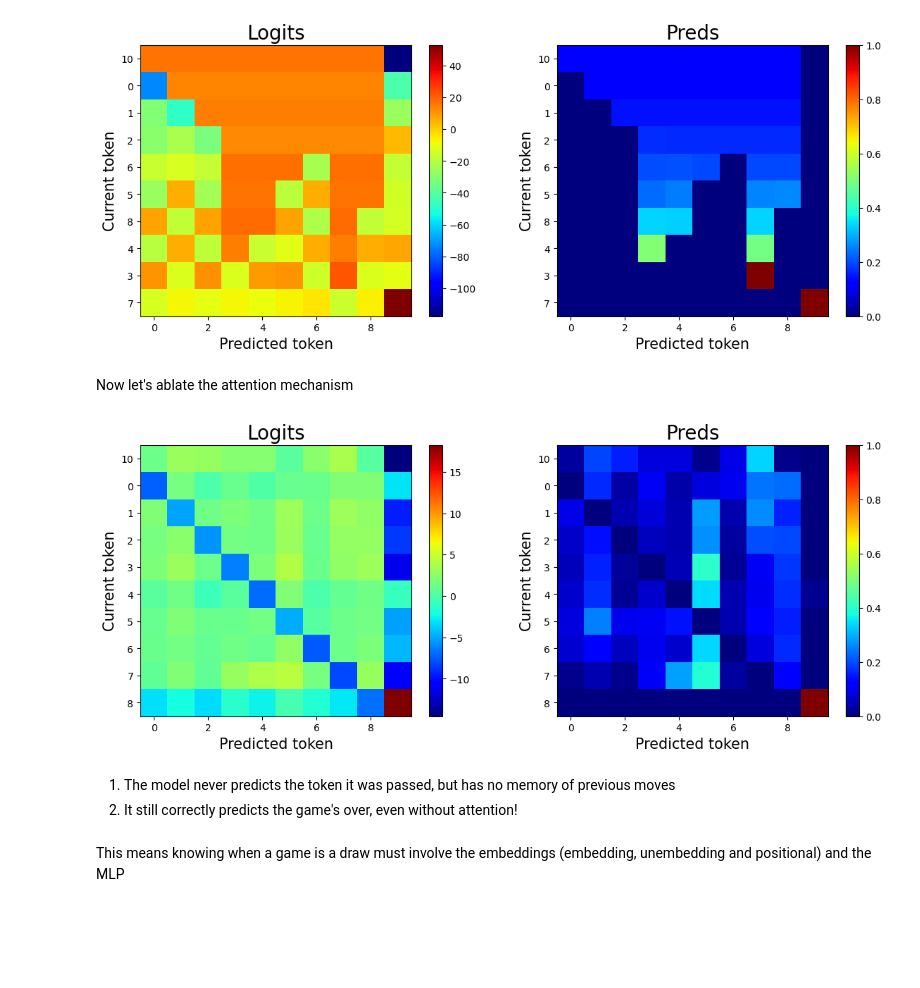
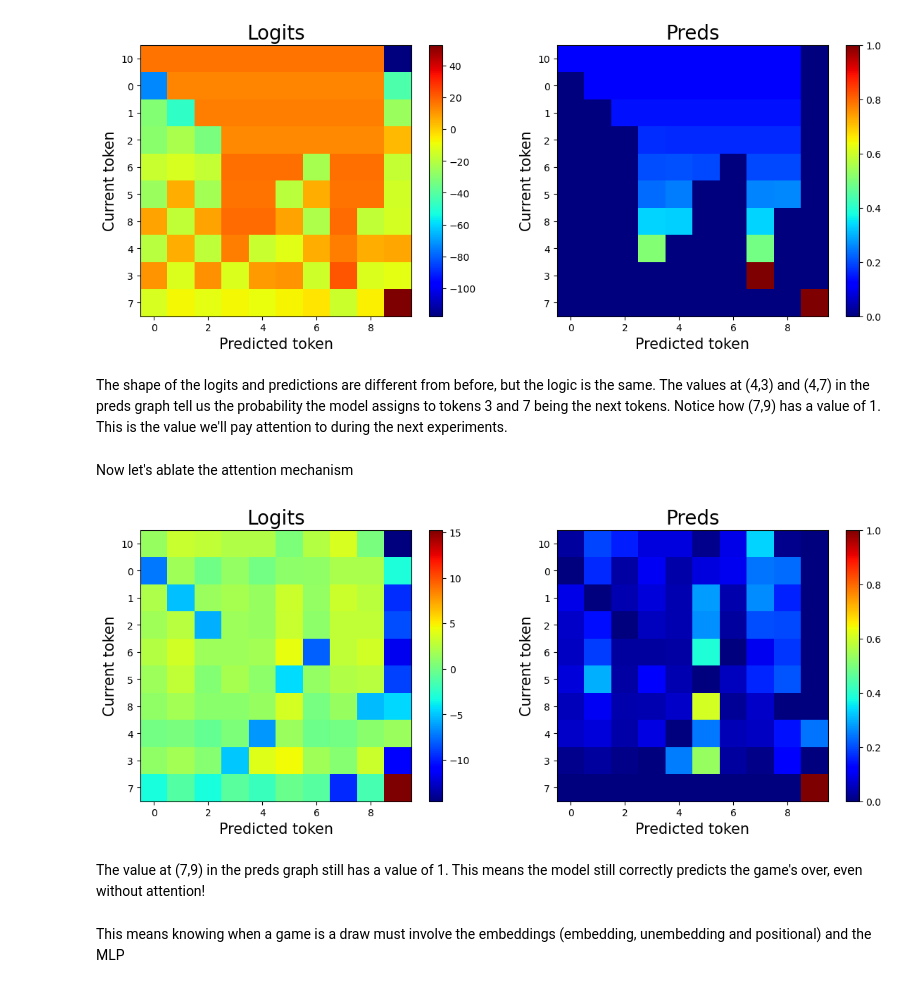
Before and after one commit to obayyub/Alphatoe, a Jupyter notebook: notebooks/230807_showcase.ipynb, the cells around one changed output. Cells and saved outputs as stored; diff of their text form; code cells hidden in the pictures; blank space fills up the shorter version.

```diff
--- a/notebooks/230807_showcase.ipynb
+++ b/notebooks/230807_showcase.ipynb
@@ -134,23 +150,25 @@ interpretability.plot_predictions(
 )
 # %% [output]
 [figure]
+# %% [markdown]
+The shape of the logits and predictions are different from before, but the logic is the same. The values at (4,3) and (4,7) in the preds graph tell us the probability the model assigns to tokens 3 and 7 being the next tokens. Notice how (7,9) has a value of 1. This is the value we'll pay attention to during the next experiments.
 # %% [markdown]
 Now let's ablate the attention mechanism
 # %%
 def zero_output(module, input, output):
     return torch.zeros_like(output)
 
 
 handles = []
 handles.append(model.blocks[0].attn.register_forward_hook(zero_output))
-interpretability.plot_predictions(seq_fwd, model(torch.tensor(seq_fwd)))
+interpretability.plot_predictions(new_game, model(torch.tensor(new_game)))
 [h.remove() for h in handles]
 handles = list()
 # %% [output]
-[figure, old version]
+[figure, new version]
-# %% [markdown]
-1. The model never predicts the token it was passed, but has no memory of previous moves
-2. It still correctly predicts the game's over, even without attention!
+# %% [markdown]
+The value at (7,9) in the preds graph still has a value of 1. This means the model
+still correctly predicts the game's over, even without attention!
 # %% [markdown]
 This means knowing when a game is a draw must involve the embeddings (embedding, unembedding and positional) and the MLP
 # %% [markdown]
```
Also changed, not shown: parts of 17 cells of this notebook.
